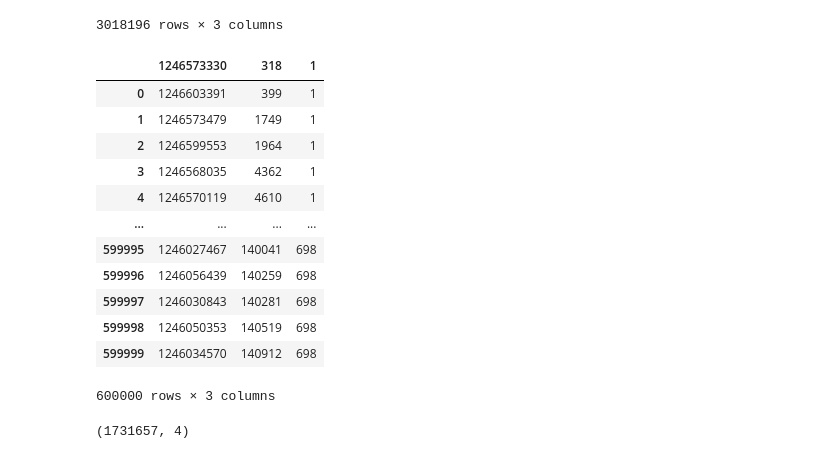
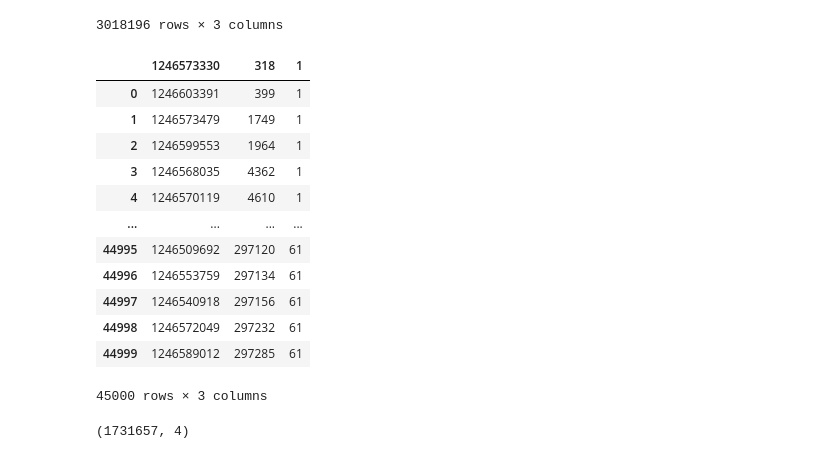
Before and after one commit to Skoyntoyflis/IMINFECTOR, a Jupyter notebook: Data/Digg/healthcare.ipynb, the cells around one changed output. Cells and saved outputs as stored; diff of their text form; code cells hidden in the pictures.

```diff
--- a/Data/Digg/healthcare.ipynb
+++ b/Data/Digg/healthcare.ipynb
@@ -90,23 +251,23 @@ df2
 | 3018195 | 1243922107 | 335802 | 3553 |
 3018196 rows × 3 columns
 # %%
-indexes_to_keep = set(range(df2.shape[0])) - set(range(600000,3018196))
+indexes_to_keep = set(range(df2.shape[0])) - set(range(45000,3018196))
 
 df_sliced = df2.take(list(indexes_to_keep))
 df_sliced.to_csv('digg_votes1_sliced.csv',index=False,sep=",",header=False, quoting=1)
 df_sliced
 # %% [output]
 |  | 1246573330 | 318 | 1 |
 | 0 | 1246603391 | 399 | 1 |
 | 1 | 1246573479 | 1749 | 1 |
 | 2 | 1246599553 | 1964 | 1 |
 | 3 | 1246568035 | 4362 | 1 |
 | 4 | 1246570119 | 4610 | 1 |
 | ... | ... | ... | ... |
-| 599995 | 1246027467 | 140041 | 698 |
-| 599996 | 1246056439 | 140259 | 698 |
-| 599997 | 1246030843 | 140281 | 698 |
-| 599998 | 1246050353 | 140519 | 698 |
-| 599999 | 1246034570 | 140912 | 698 |
+| 44995 | 1246509692 | 297120 | 61 |
+| 44996 | 1246553759 | 297134 | 61 |
+| 44997 | 1246540918 | 297156 | 61 |
+| 44998 | 1246572049 | 297232 | 61 |
+| 44999 | 1246589012 | 297285 | 61 |
-600000 rows × 3 columns
+45000 rows × 3 columns
 # %%
```
Also changed, not shown: parts of 19 cells of this notebook, 26 other files.
